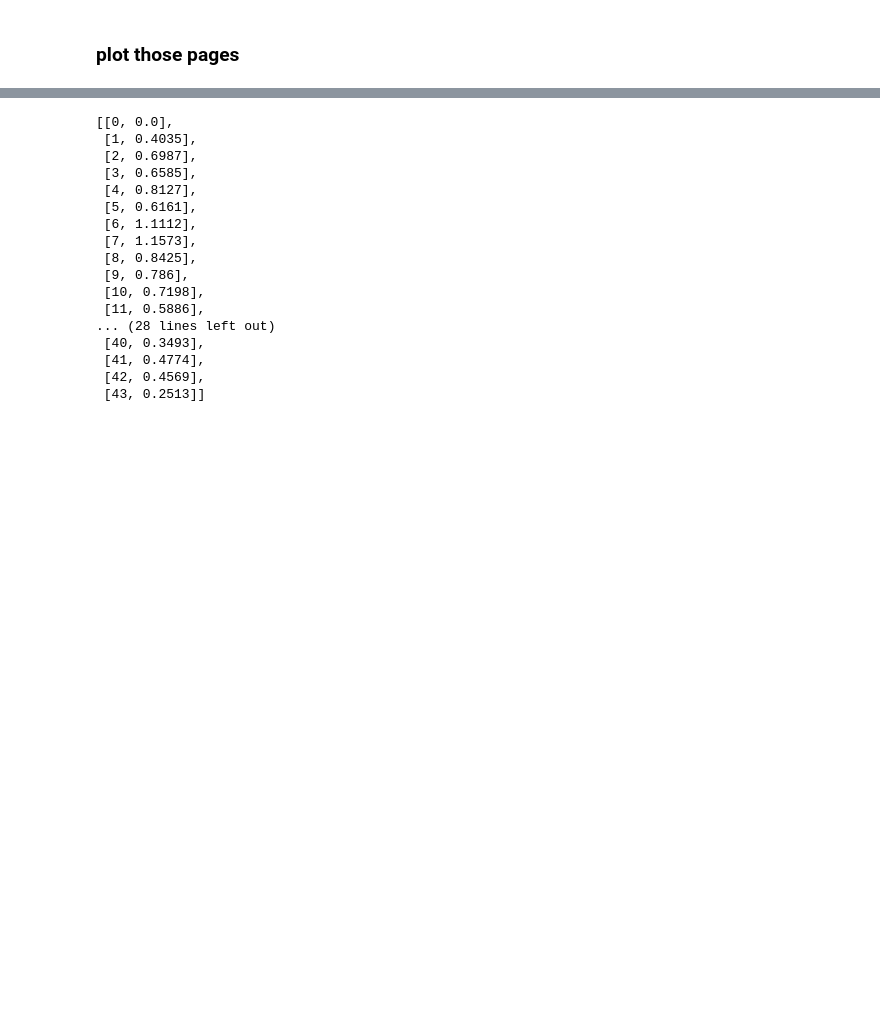
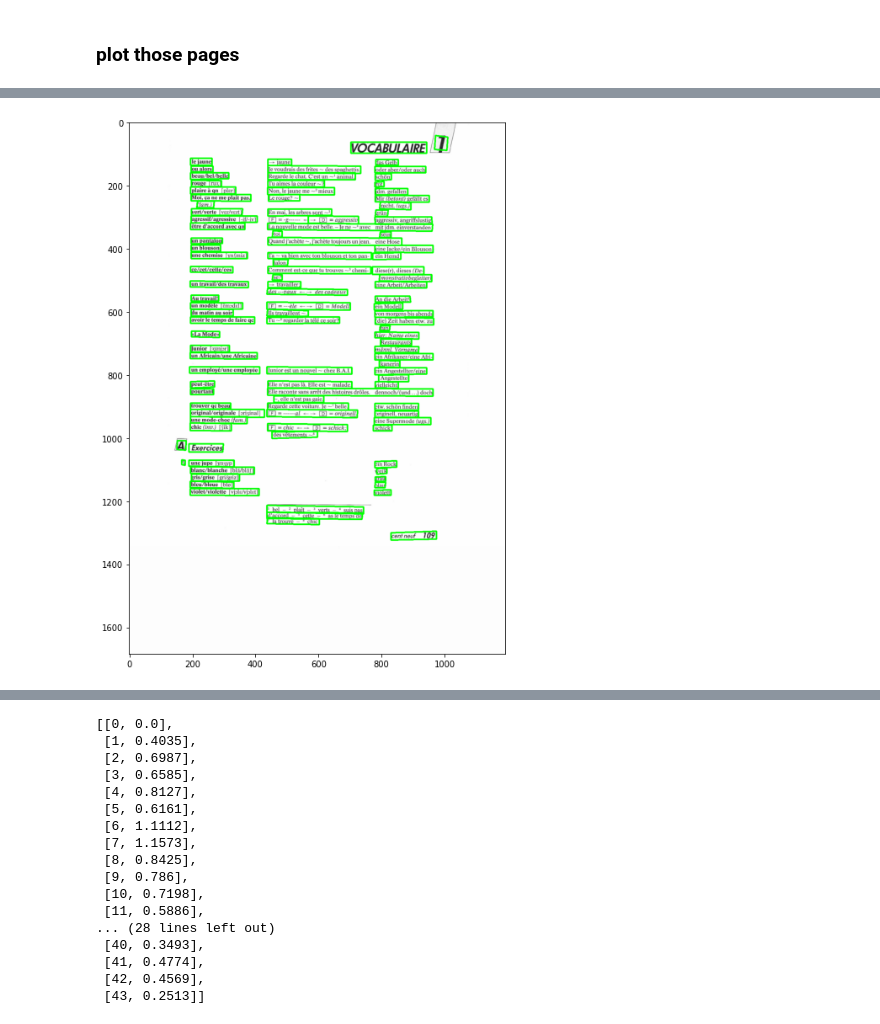
Before and after one commit to Dr-Nuke/voki, a Jupyter notebook: notebooks/voki.ipynb, the cells around one changed output, grey strips where cells are left out. Drawn from its saved outputs; the diff is of its cells as text; code cells hidden in the pictures; blank space fills up the shorter version.

```diff
--- a/notebooks/voki.ipynb
+++ b/notebooks/voki.ipynb
@@ -120,0 +128,4 @@ for i,result in enumerate(results[:10]):
+# %%
+myimshow(results[0]['im'])
+# %% [output]
+[figure, added]
```
Also changed, not shown: parts of 14 cells of this notebook, 1 other file.
